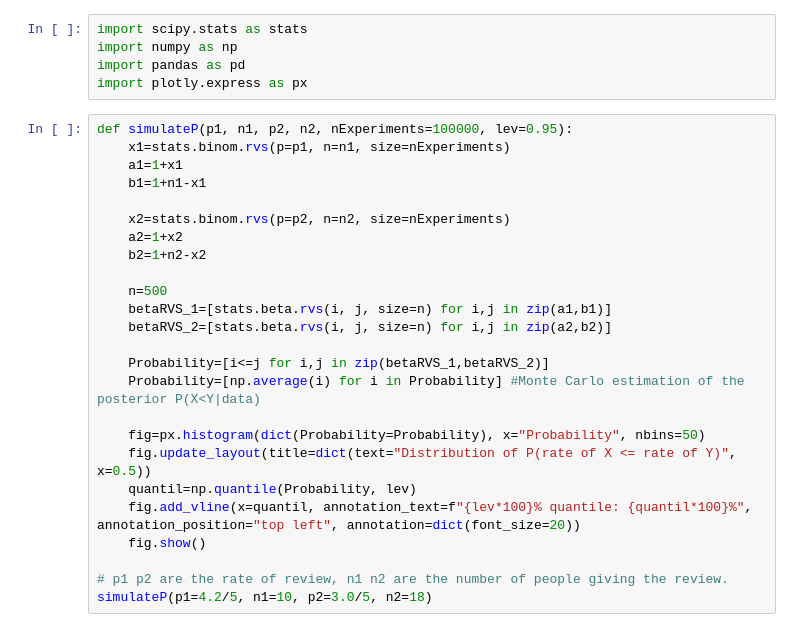
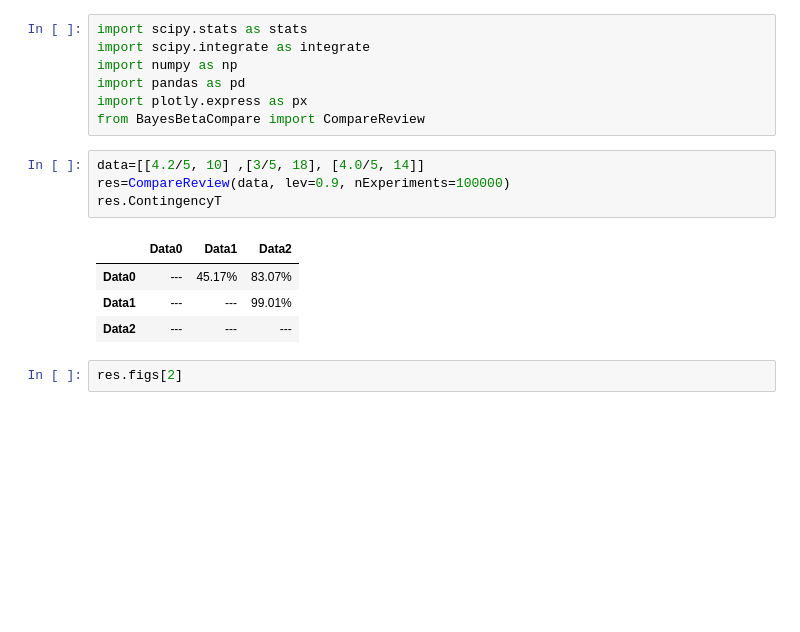
Before and after one commit to TLdgh/Bayesian_Binomial, a Jupyter notebook: BayesBetaCompare.ipynb, the cells around one changed output. Saved outputs shown, nothing was run; the diff lists cells and outputs as text; blank space fills up the shorter version.

Commit message:
Created contingency table

```diff
--- a/BayesBetaCompare.ipynb
+++ b/BayesBetaCompare.ipynb
@@ -1,30 +1,18 @@
 # %%
 import scipy.stats as stats
+import scipy.integrate as integrate
 import numpy as np
 import pandas as pd
 import plotly.express as px
+from BayesBetaCompare import CompareReview
-# %%
-def simulateP(p1, n1, p2, n2, nExperiments=100000, lev=0.95):
-    x1=stats.binom.rvs(p=p1, n=n1, size=nExperiments)
-    a1=1+x1
-    b1=1+n1-x1
-
-    x2=stats.binom.rvs(p=p2, n=n2, size=nExperiments)
-    a2=1+x2
-    b2=1+n2-x2
-
-    n=500
-    betaRVS_1=[stats.beta.rvs(i, j, size=n) for i,j in zip(a1,b1)]
-    betaRVS_2=[stats.beta.rvs(i, j, size=n) for i,j in zip(a2,b2)]
-
-    Probability=[i<=j for i,j in zip(betaRVS_1,betaRVS_2)]
-    Probability=[np.average(i) for i in Probability] #Monte Carlo estimation of the posterior P(X<Y|data)
-
-    fig=px.histogram(dict(Probability=Probability), x="Probability", nbins=50)
-    fig.update_layout(title=dict(text="Distribution of P(rate of X <= rate of Y)", x=0.5))
-    quantil=np.quantile(Probability, lev)
-    fig.add_vline(x=quantil, annotation_text=f"{lev*100}% quantile: {quantil*100}%", annotation_position="top left", annotation=dict(font_size=20))
-    fig.show()
-
-# p1 p2 are the rate of review, n1 n2 are the number of people giving the review.
-simulateP(p1=4.2/5, n1=10, p2=3.0/5, n2=18)
+# %%
+data=[[4.2/5, 10] ,[3/5, 18], [4.0/5, 14]]
+res=CompareReview(data, lev=0.9, nExperiments=100000)
+res.ContingencyT
+# %% [output]
+|  | Data0 | Data1 | Data2 |
+| Data0 | --- | 45.17% | 83.07% |
+| Data1 | --- | --- | 99.01% |
+| Data2 | --- | --- | --- |
+# %%
+res.figs[2]
```
Also changed, not shown: 1 other file.
